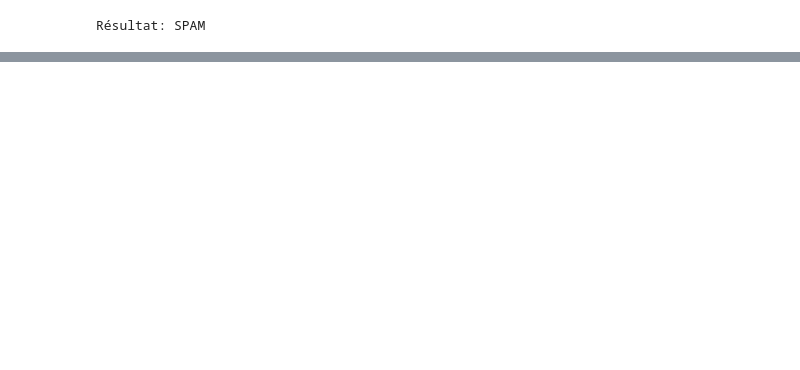
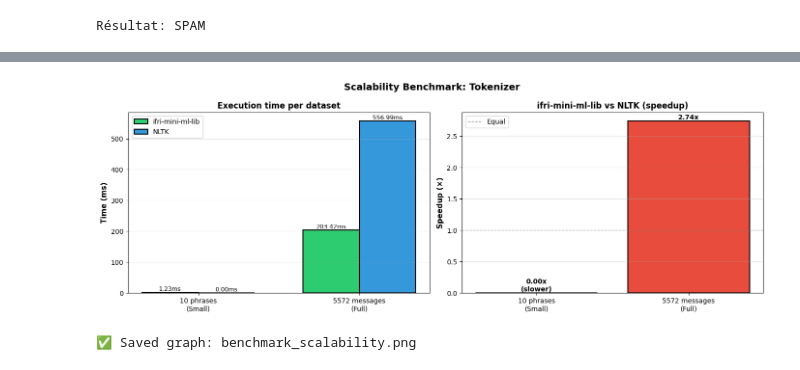
Before and after one commit to IFRI-AI-Classes/ifri_mini_ml_lib, a Jupyter notebook: notebooks/nlp/nlp.ipynb, the cells around one changed output, grey strips where cells are left out. Saved outputs shown, nothing was run; the diff lists cells and outputs as text; code cells hidden in the pictures; blank space fills up the shorter version.

```diff
--- a/notebooks/nlp/nlp.ipynb
+++ b/notebooks/nlp/nlp.ipynb
@@ -559,0 +964,66 @@ avec le module équivalent de **scikit-learn** sur deux critères :
+# %%
+# ============================================================
+# BENCHMARK 5 : Visualisation de la scalabilité
+# ============================================================
+
+# Données pour le graphique
+datasets = ['10 phrases\n(Small)', f'{len(full_dataset)} messages\n(Full)']
+times_ifri = [time_ifri_small * 1000, time_ifri * 1000]  # convertir en ms
+times_nltk = [time_nltk_small * 1000, time_nltk * 1000]
+
+fig, (ax1, ax2) = plt.subplots(1, 2, figsize=(14, 5))
+
+# --- Graphique 1 : Temps d'exécution comparé ---
+x = range(len(datasets))
+width = 0.35
+
+bars1 = ax1.bar([i - width/2 for i in x], times_ifri, width,
+                label='ifri-mini-ml-lib', color='#2ecc71', edgecolor='black', linewidth=1.5)
+bars2 = ax1.bar([i + width/2 for i in x], times_nltk, width,
+                label='NLTK', color='#3498db', edgecolor='black', linewidth=1.5)
+
+ax1.set_ylabel('Time (ms)', fontsize=11, fontweight='bold')
+ax1.set_title('Execution time per dataset', fontsize=12, fontweight='bold')
+ax1.set_xticks(x)
+ax1.set_xticklabels(datasets)
+ax1.legend()
+ax1.grid(axis='y', alpha=0.3)
+
+# Add values on the bars
+for bars in [bars1, bars2]:
+    for bar in bars:
+        height = bar.get_height()
+        ax1.text(bar.get_x() + bar.get_width()/2, height,
+                f'{height:.2f}ms',
+                ha='center', va='bottom', fontsize=9)
+
+# --- Chart 2: Speedup ---
+speedups = [time_nltk_small/time_ifri_small, time_nltk/time_ifri]
+colors = ['#f39c12', '#e74c3c']
+
+bars = ax2.bar(datasets, speedups, color=colors, edgecolor='black', linewidth=1.5)
+ax2.set_ylabel('Speedup (×)', fontsize=11, fontweight='bold')
+ax2.set_title('ifri-mini-ml-lib vs NLTK (speedup)', fontsize=12, fontweight='bold')
+ax2.axhline(y=1, color='gray', linestyle='--', linewidth=1, alpha=0.7, label='Equal')
+ax2.grid(axis='y', alpha=0.3)
+ax2.legend()
+
+# Add values
+for bar, speedup in zip(bars, speedups):
+    height = bar.get_height()
+    label = f'{speedup:.2f}x'
+    if speedup < 1:
+        label = f'{speedup:.2f}x\n(slower)'
+    ax2.text(bar.get_x() + bar.get_width()/2, height,
+            label,
+            ha='center', va='bottom', fontsize=10, fontweight='bold')
+
+plt.suptitle('Scalability Benchmark: Tokenizer', fontsize=14, fontweight='bold')
+plt.tight_layout()
+plt.savefig('benchmark_scalability.png', dpi=150, bbox_inches='tight')
+plt.show()
+
+print("✅ Saved graph: benchmark_scalability.png")
+# %% [output]
+[figure, added]
+✅ Saved graph: benchmark_scalability.png
```
Also changed, not shown: parts of 60 cells of this notebook, 11 other files.
